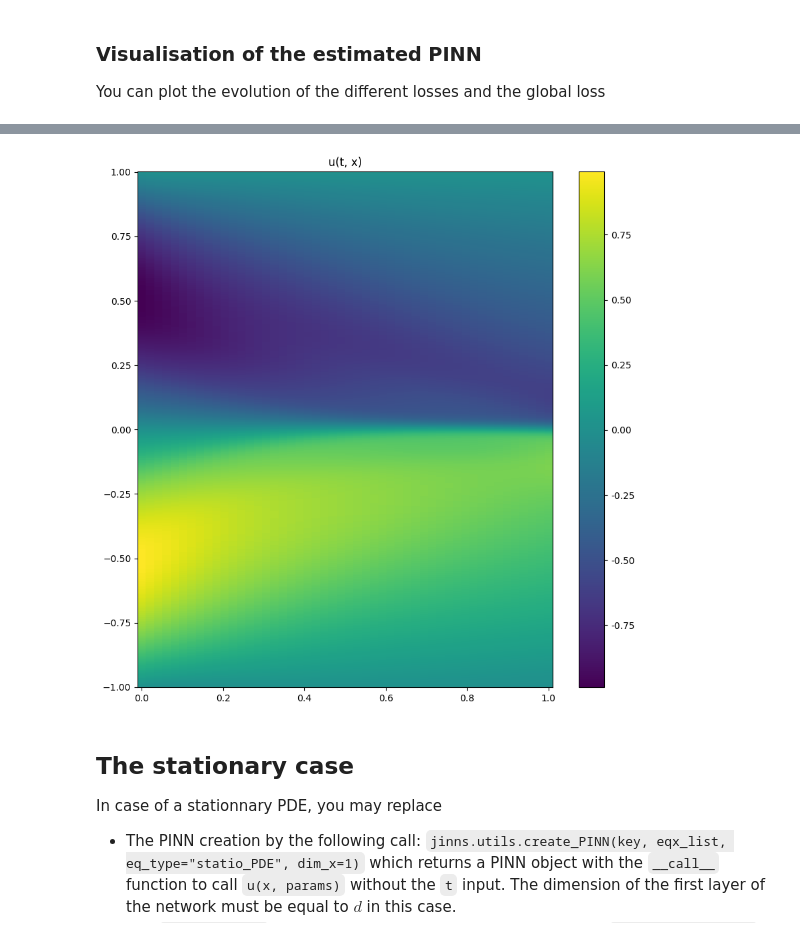
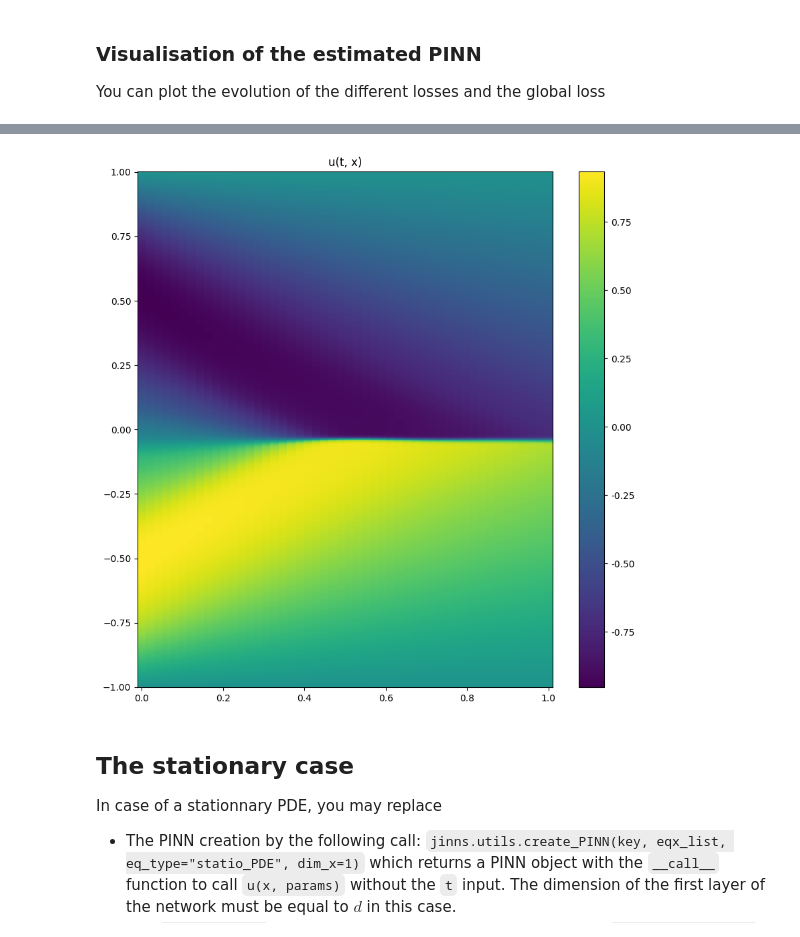
Before and after one commit to mia-jinns/jinns, a Jupyter notebook: Notebooks/Tutorials/implementing_your_own_PDE_problem.ipynb, the cells around one changed output, grey strips where cells are left out. Cells and saved outputs as stored; diff of their text form; code cells hidden in the pictures.

```diff
--- a/Notebooks/Tutorials/implementing_your_own_PDE_problem.ipynb
+++ b/Notebooks/Tutorials/implementing_your_own_PDE_problem.ipynb
@@ -106,9 +103,8 @@ We just created an object from the `PINN` class. This class implements two metho
 
 Below we show how to evaluate the neural network with random initialization
 # %%
-init_nn_params = u.init_params()
-u_init = lambda t, x:u(t, x, init_nn_params)
-u_init(t= jnp.zeros(1), x = jnp.zeros(1)) # u_init(0, 0)
+u_init = lambda t_x:u(t_x, init_nn_params)
+u_init(jnp.zeros((2,))) # u_init({0, 0})
 # %% [output]
 Array([0.03223098], dtype=float32)
 # %% [markdown]
@@ -221,8 +218,7 @@ class BurgerEquation(PDENonStatio):
 
     def equation(
         self,
-        t: Float[Array, "1"],
-        x: Float[Array, "dim"],
+        t_x: Float[Array, "1+dim"],
         u: eqx.Module,
         params: jinns.parameters.Params,
     ) -> Float[Array, "1"]:
@@ -231,26 +227,21 @@ class BurgerEquation(PDENonStatio):
 
         Parameters
         ---------
-        t
-            A time point
-        x
-            A point in $\Omega$
+        t_x
+            A collocation point in $I\times\Omega$
         u
             The PINN
         params
             The dictionary of parameters of the model.
         """
-        # Note that the last dim of u is nec. 1
-        u_ = lambda t, x: jnp.squeeze(u(t, x, params)[u.slice_solution])
-        du_dt = grad(u_, 0)
-        du_dx = grad(u_, 1)
-        d2u_dx2 = grad(
-            lambda t, x: du_dx(t, x)[0],
-            1,
-        )
+        u_ = lambda t_x: jnp.squeeze(u(t_x, params)[u.slice_solution])
+        du_dtx = jax.grad(u_)
+        d2u_dx_dtx = jax.grad(lambda t_x: du_dtx(t_x)[1])
+        du_dtx_values = du_dtx(t_x)
 
-        return du_dt(t, x) + self.Tmax * (
-            u(t, x, params) * du_dx(t, x) - params.eq_params["nu"] * d2u_dx2(t, x)
+        return du_dtx_values[0:1] + self.Tmax * (
+            u_(t_x) * du_dtx_values[1:2]
+            - params.eq_params["nu"] * d2u_dx_dtx(t_x)[1:2]
         )
 
 
@@ -269,12 +260,12 @@ Once you created your PINN and `DynamicLoss`, **jinns** automatize the remaining
 # %%
 loss_weights = jinns.loss.LossWeightsPDENonStatio(
     dyn_loss=1,  # w_dyn
-    initial_condition=100,  # w_init
+    initial_condition=1,  # w_init
     boundary_loss=1,  # w_b
 )
 
 
-omega_boundary_fun = lambda t, dx: 0
+omega_boundary_fun = lambda t_dx: 0
 
 
 def u0(x):
@@ -323,7 +314,7 @@ The `solve()` function easily combines your optimization objective, the data gen
 tx = optax.adam(learning_rate=1e-3)
 # %%
 key, subkey = random.split(key, 2)
-n_iter = int(10000)
+n_iter = int(50000)
 params = init_params
 # %%
 ### call the `solve` method
@@ -364,15 +360,15 @@ plt.show()
 # %%
 Tmax = 1
 nx = 1000
 val_xdata = jnp.linspace(xmin, xmax, nx)
 ntime = 50
 val_times = jnp.linspace(tmin, tmax, ntime)
 
-u_est = lambda t, x: u(t, x, params.nn_params)
+u_est = lambda t_x: u(t_x, params.nn_params)
 
 jinns.plot.plot1d_image(u_est, xdata=val_xdata, times=val_times, cmap="viridis", colorbar=True, figsize=(10,10), title="u(t, x)")
 # %% [output]
-[figure, old version]
+[figure, new version]
 # %% [markdown]
 ## The stationary case
 
```
Also changed, not shown: parts of 15 cells of this notebook, 3 other files.
